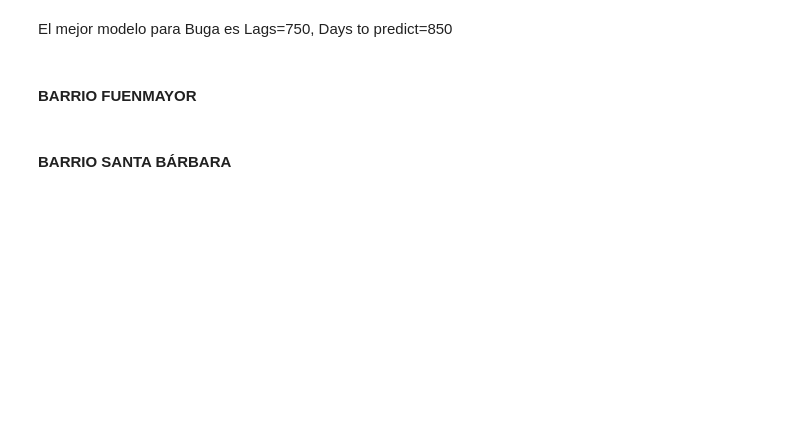
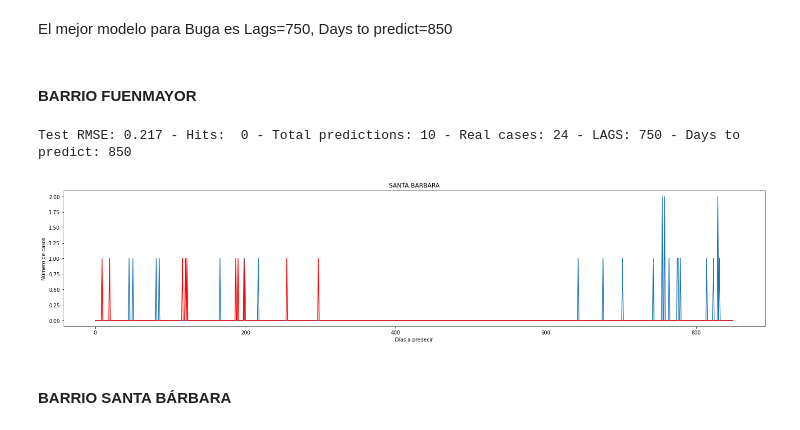
Before and after one commit to JuanImbachi/PDG, a Jupyter notebook: Analysis/data_analytics/Modelamiento datos.ipynb, the cells around one changed output. Drawn from its saved outputs; the diff is of its cells as text; code cells hidden in the pictures; blank space fills up the shorter version.

Commit message:
feat: update data mdoeling

```diff
--- a/Analysis/data_analytics/Modelamiento datos.ipynb
+++ b/Analysis/data_analytics/Modelamiento datos.ipynb
@@ -38,10 +51,15 @@ def assign_zeros(nb_df) :
         final_model.loc[len(final_model)]=[date, list[i]]
 
     return final_model
+# %%
+def calculate_hits(test, predictions) :
+    hits = 0
+    for i in range(0, len(predictions)) :
+        x = test[i]
+        y = predictions[i]
+        if(x != 0 and y != 0) :
+            if(x == y) :
+                hits += 1
+    return hits
 # %% [markdown]
 ### Técnica de modelado: Autoregresión (AR)
-# %%
-test = [0, 0, 0, 4, 1, 0, 0, 0, 1, 1]
-pred = [0, 1, 1, 4, 1, 0, 0, 0, 1, 0]
-
-print(accuracy(test, pred))
@@ -101,10 +106,9 @@ def AR(series, nb_name, max_prediciton_size, optime_lags, flag, plot) :
     rmse = np.sqrt(mean_squared_error(test, predictions))
     real_cases = sum(i for i in test if i != 0)
     number_of_predictions = sum(1 for i in predictions if i != 0)
-    accuracy = accuracy(test, predictions)
-
+    hits = calculate_hits(test, predictions)
     if(plot) :
-        print('Test RMSE: %.3f' % rmse, '- Accuracy: ', accuracy, '- Total predictions:', number_of_predictions,
+        print('Test RMSE: %.3f' % rmse, '- Hits: ', hits, '- Total predictions:', number_of_predictions,
           '- Real cases:',real_cases, '- LAGS:', optime_lags, '- Days to predict:', max_prediciton_size)
         pyplot.figure(figsize=(25,5))
         pyplot.plot(test)
@@ -114,7 +118,7 @@ def AR(series, nb_name, max_prediciton_size, optime_lags, flag, plot) :
         pyplot.xlabel("Días a predecir")
         pyplot.show()
 
-    return real_cases, number_of_predictions, rmse, accuracy
+    return real_cases, number_of_predictions, rmse, hits
 # %%
 def evaluate_model(neighborhoods_df, city) :
     flag = False
@@ -208,6 +198,25 @@ neighborhoods = neighborhoods[neighborhoods.Cases >= 204]
 evaluate_model(neighborhoods, 'Yopal').to_csv('yopal_models.csv', index=False)
 # %% [markdown]
 ## SELECCIÓN DEL MEJOR MODELO
+# %%
+def get_predictions(city, neigborhood, days_to_predict, lags) :
+    df_neighborhood = None
+    flag = False
+    if(city == 'Buga') :
+        df_neighborhood = dfBuga[dfBuga.Neighborhood == neigborhood]
+        flag = True
+    elif(city == 'Yopal') :
+        df_neighborhood = dfYopal[dfBuga.Neighborhood == neigborhood]
+    else :
+        df_neighborhood = dfGiron[dfBuga.Neighborhood == neigborhood]
+
+    df_neighborhood = pd.DataFrame(df_neighborhood['Date'].value_counts().sort_index())
+    df_neighborhood.columns = ['Cases']
+    df_neighborhood.index.name = 'Date'
+    df_neighborhood = assign_zeros(df_neighborhood)
+    df_neighborhood.set_index('Date',inplace=True)
+
+    AR(df_neighborhood, neigborhood, days_to_predict, lags, flag, True)
 # %% [markdown]
 ### BUGA
 # %%
@@ -234,0 +274,5 @@ AR(df_fuenmayor, "FUENMAYOR", 850, 750, True)
+# %%
+get_predictions('Buga', 'FUENMAYOR', 850, 700)
+# %% [output]
+Test RMSE: 0.217 - Hits:  0 - Total predictions: 10 - Real cases: 24 - LAGS: 750 - Days to predict: 850
+[figure, added]
```
Also changed, not shown: parts of 20 cells of this notebook, 5 other files.
